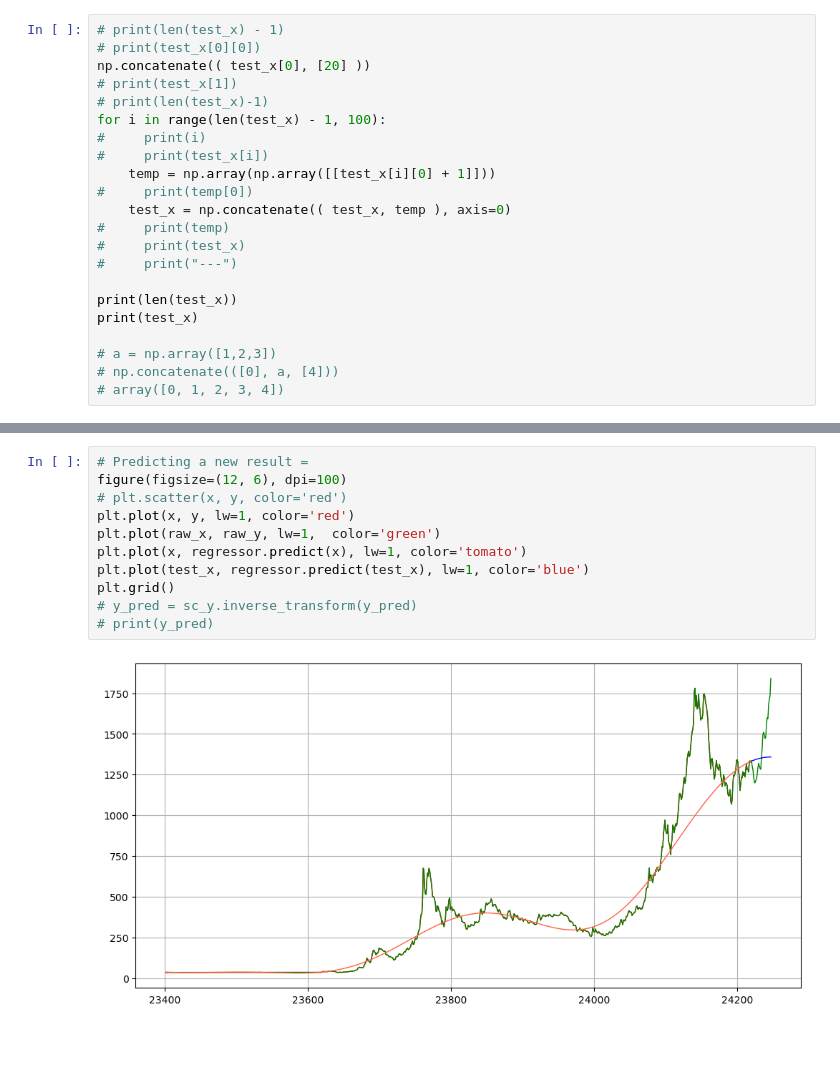
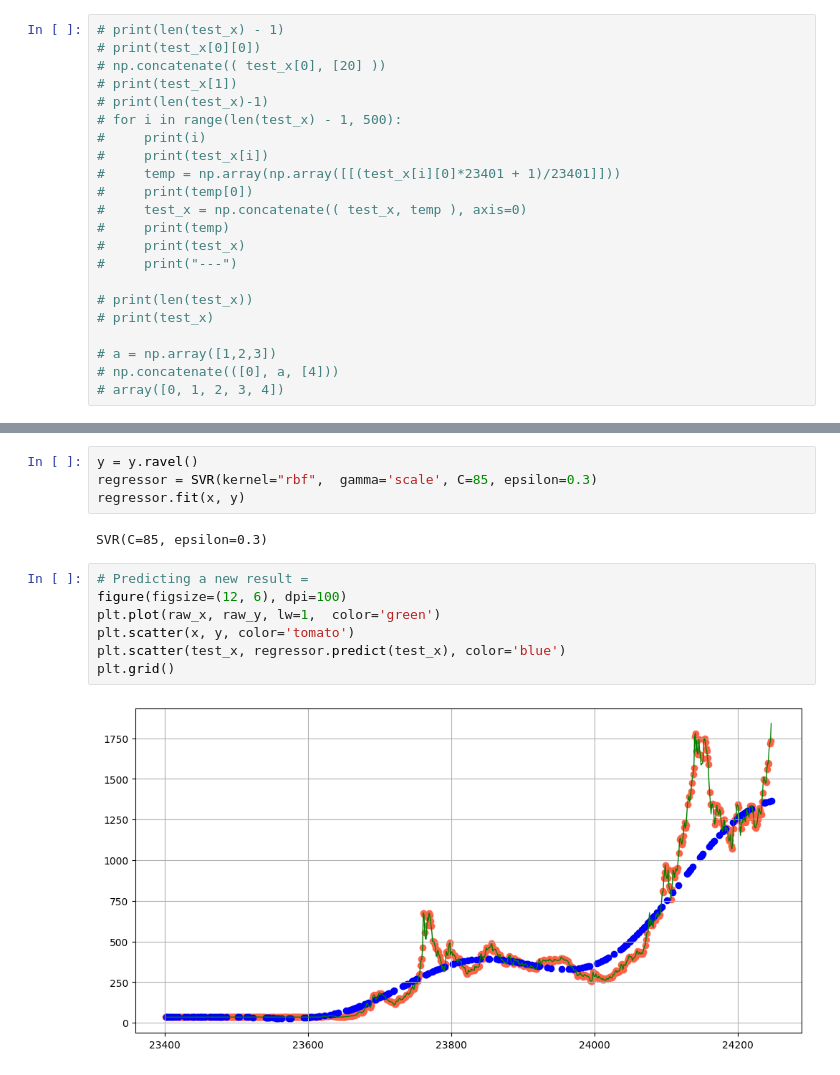
Before and after one commit to yanzkosim/FP-KK, a Jupyter notebook: axel-hehe.ipynb, the cells around one changed output, grey strips where cells are left out. Drawn from its saved outputs; the diff is of its cells as text; blank space fills up the shorter version.

```diff
--- a/axel-hehe.ipynb
+++ b/axel-hehe.ipynb
@@ -53,21 +43,21 @@ SVR(C=100, epsilon=1)
 # %%
 # print(len(test_x) - 1)
 # print(test_x[0][0])
-np.concatenate(( test_x[0], [20] ))
+# np.concatenate(( test_x[0], [20] ))
 # print(test_x[1])
 # print(len(test_x)-1)
-for i in range(len(test_x) - 1, 100):
+# for i in range(len(test_x) - 1, 500):
 #     print(i)
 #     print(test_x[i])
-    temp = np.array(np.array([[test_x[i][0] + 1]]))
+#     temp = np.array(np.array([[(test_x[i][0]*23401 + 1)/23401]]))
 #     print(temp[0])
-    test_x = np.concatenate(( test_x, temp ), axis=0)
+#     test_x = np.concatenate(( test_x, temp ), axis=0)
 #     print(temp)
 #     print(test_x)
 #     print("---")
 
-print(len(test_x))
-print(test_x)
+# print(len(test_x))
+# print(test_x)
 
 # a = np.array([1,2,3])
 # np.concatenate(([0], a, [4]))
@@ -93,15 +65,17 @@ print(test_x)
+# %%
+y = y.ravel()
+regressor = SVR(kernel="rbf",  gamma='scale', C=85, epsilon=0.3)
+regressor.fit(x, y)
+# %% [output]
+SVR(C=85, epsilon=0.3)
 # %%
 # Predicting a new result =
 figure(figsize=(12, 6), dpi=100)
-# plt.scatter(x, y, color='red')
-plt.plot(x, y, lw=1, color='red')
 plt.plot(raw_x, raw_y, lw=1,  color='green')
-plt.plot(x, regressor.predict(x), lw=1, color='tomato')
-plt.plot(test_x, regressor.predict(test_x), lw=1, color='blue')
+plt.scatter(x, y, color='tomato')
+plt.scatter(test_x, regressor.predict(test_x), color='blue')
 plt.grid()
-# y_pred = sc_y.inverse_transform(y_pred)
-# print(y_pred)
 # %% [output]
-[figure, old version]
+[figure, new version]
 # %%
 # Error calculating with new partitioned data
```
Also changed, not shown: parts of 7 cells of this notebook, 2 other files.
